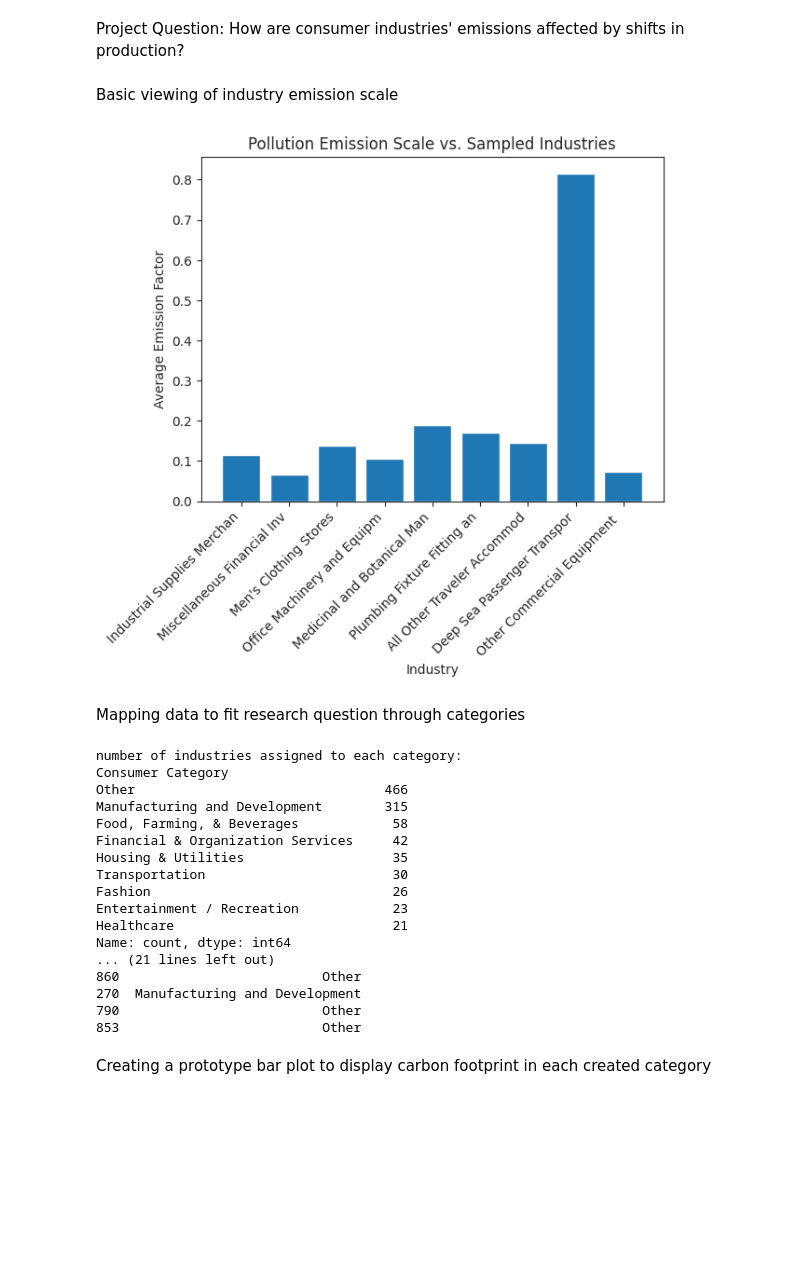
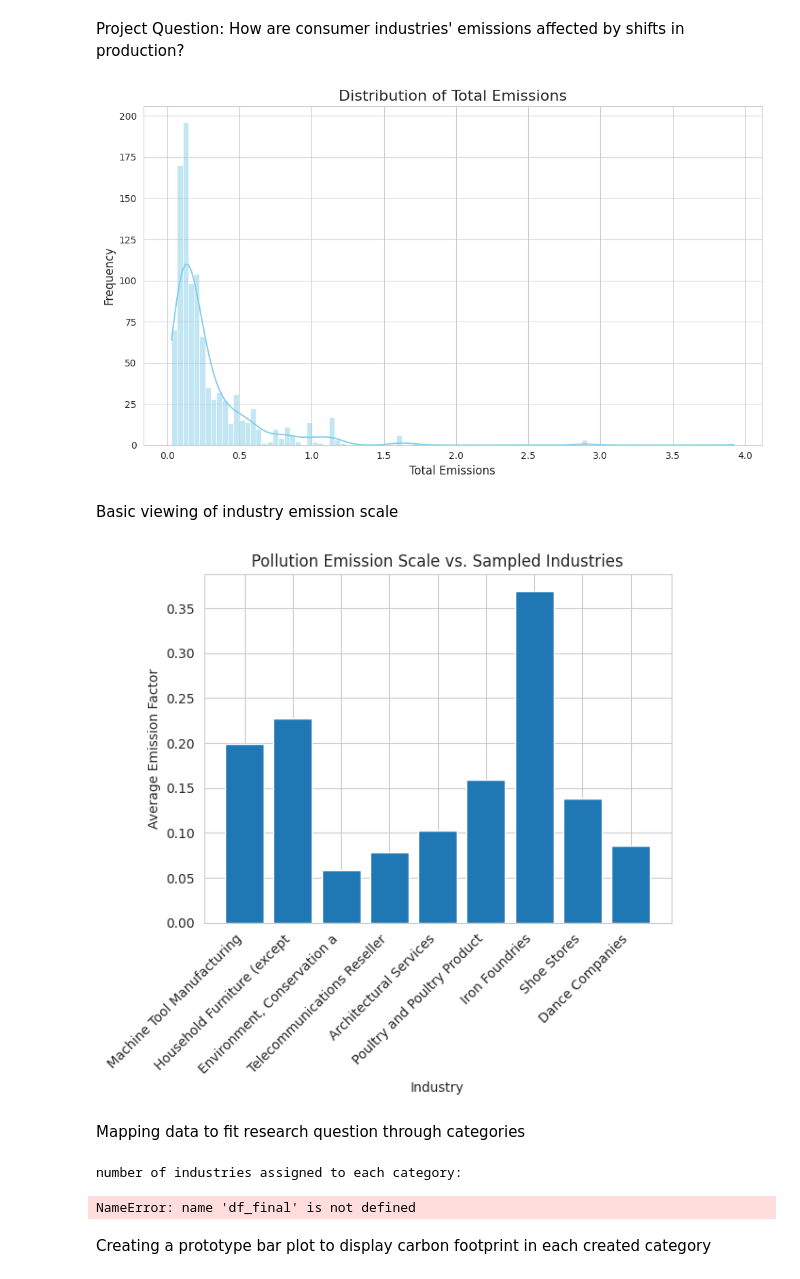
Before and after one commit to thesuper147/Carbon-Emissions_CS_DSRP, a Jupyter notebook: Carbon_Emissions_CS_DSRP.ipynb, the cells around one changed output. Cells and saved outputs as stored; diff of their text form; code cells hidden in the pictures; blank space fills up the shorter version.

```diff
--- a/Carbon_Emissions_CS_DSRP.ipynb
+++ b/Carbon_Emissions_CS_DSRP.ipynb
@@ -19,6 +20,26 @@ df.rename(columns={
     'Supply Chain Emission Factors with Margins': 'Total_Emissions',
     '2017 NAICS Code': 'NAICS Code'
 }, inplace=True)
+# %%
+sns.set_style("whitegrid")
+
+
+plt.figure(figsize=(10, 6))
+
+sns.histplot(data=df, x='Total_Emissions', bins=100, kde=True, color='skyblue')
+
+plt.title('Distribution of Total Emissions', fontsize=16)
+plt.xlabel('Total Emissions', fontsize=12)
+plt.ylabel('Frequency', fontsize=12)
+
+
+plt.grid(axis='y', alpha=0.75)
+plt.tight_layout()
+
+
+plt.show()
+# %% [output]
+[figure, added]
 # %% [markdown]
 Basic viewing of industry emission scale
 # %%
@@ -42,7 +63,7 @@ plt.title("Pollution Emission Scale vs. Sampled Industries")
 plt.xticks(rotation=45, ha="right")
 plt.show()
 # %% [output]
-[figure, old version]
+[figure, new version]
 # %% [markdown]
 Mapping data to fit research question through categories
 # %%
@@ -74,28 +95,13 @@ for category, keywords in keywords_map.items():
 
 # --> samples data for proofing and checking
 print("number of industries assigned to each category:")
-print(df_consumer['Consumer Category'].value_counts())
+print(df_final['Consumer Category'].value_counts())
 
 print("\nsample of mapped industries:")
-print(df_consumer[['Industry', 'Consumer Category']].sample(10))
+print(df_final[['Industry', 'Consumer Category']].sample(10))
 # %% [output]
 number of industries assigned to each category:
-Consumer Category
-Other                                466
-Manufacturing and Development        315
-Food, Farming, & Beverages            58
-Financial & Organization Services     42
-Housing & Utilities                   35
-Transportation                        30
-Fashion                               26
-Entertainment / Recreation            23
-Healthcare                            21
-Name: count, dtype: int64
-... (21 lines left out)
-860                          Other
-270  Manufacturing and Development
-790                          Other
-853                          Other
+NameError: name 'df_final' is not defined
 # %% [markdown]
 Creating a prototype bar plot to display carbon footprint in each created category
 # %%
```
Also changed, not shown: parts of 11 cells of this notebook.
